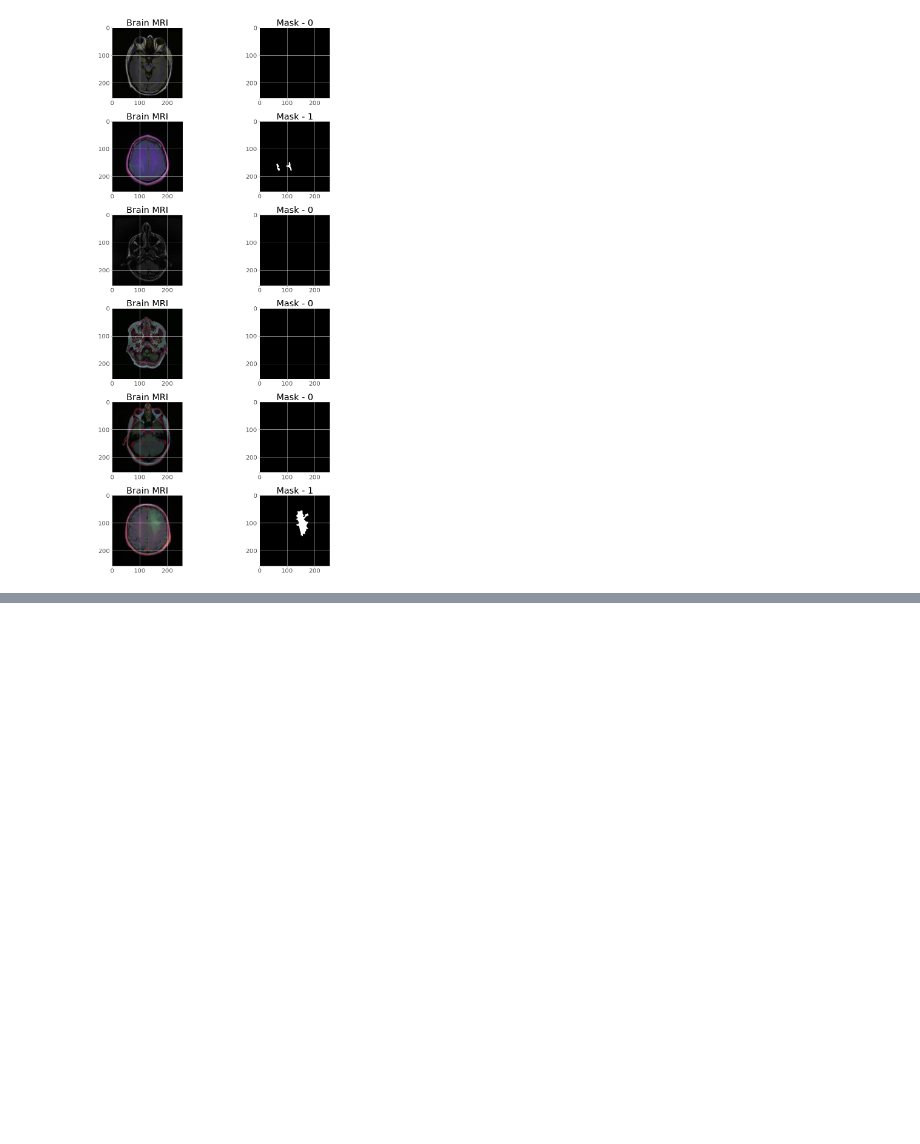
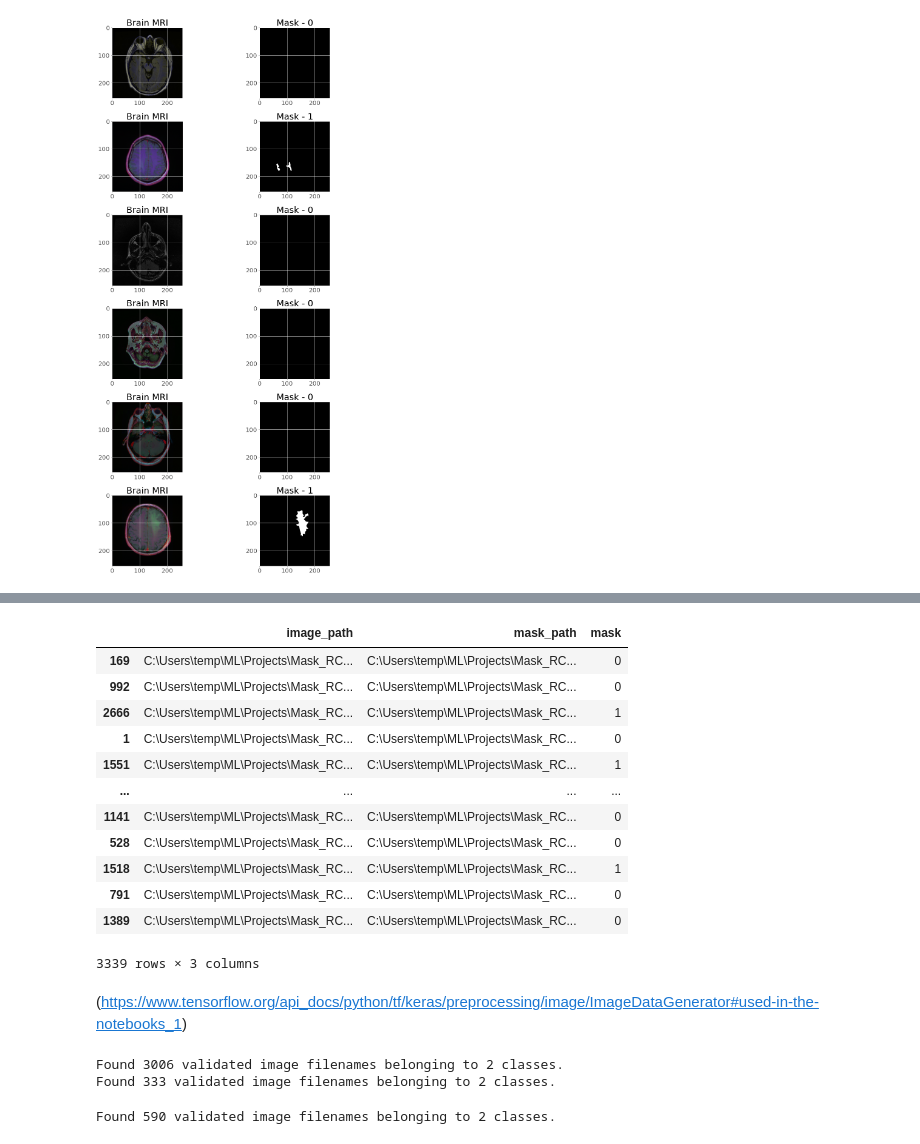
Before and after one commit to rajuzumaki2207/Brain_tumour_detection_RCNN, a Jupyter notebook: Brain_MRI_Detection.ipynb, the cells around one changed output, grey strips where cells are left out. Drawn from its saved outputs; the diff is of its cells as text; code cells hidden in the pictures; blank space fills up the shorter version.

```diff
--- a/Brain_MRI_Detection.ipynb
+++ b/Brain_MRI_Detection.ipynb
@@ -224,0 +246,5 @@ fig.tight_layout()
+# %%
+from sklearn.model_selection import train_test_split
+brain_df_train['mask'] = brain_df_train['mask'].apply(lambda x: str(x))
+
+brain_df_train.info()
@@ -224,0 +262,20 @@ fig.tight_layout()
+# %%
+train, test = train_test_split(brain_df_train, test_size=0.15)
+# %%
+train
+# %% [output]
+|  | image_path | mask_path | mask |
+| 169 | C:\Users\temp\ML\Projects\Mask_RC... | C:\Users\temp\ML\Projects\Mask_RC... | 0 |
+| 992 | C:\Users\temp\ML\Projects\Mask_RC... | C:\Users\temp\ML\Projects\Mask_RC... | 0 |
+| 2666 | C:\Users\temp\ML\Projects\Mask_RC... | C:\Users\temp\ML\Projects\Mask_RC... | 1 |
+| 1 | C:\Users\temp\ML\Projects\Mask_RC... | C:\Users\temp\ML\Projects\Mask_RC... | 0 |
+| 1551 | C:\Users\temp\ML\Projects\Mask_RC... | C:\Users\temp\ML\Projects\Mask_RC... | 1 |
+| ... | ... | ... | ... |
+| 1141 | C:\Users\temp\ML\Projects\Mask_RC... | C:\Users\temp\ML\Projects\Mask_RC... | 0 |
+| 528 | C:\Users\temp\ML\Projects\Mask_RC... | C:\Users\temp\ML\Projects\Mask_RC... | 0 |
+| 1518 | C:\Users\temp\ML\Projects\Mask_RC... | C:\Users\temp\ML\Projects\Mask_RC... | 1 |
+| 791 | C:\Users\temp\ML\Projects\Mask_RC... | C:\Users\temp\ML\Projects\Mask_RC... | 0 |
+| 1389 | C:\Users\temp\ML\Projects\Mask_RC... | C:\Users\temp\ML\Projects\Mask_RC... | 0 |
+3339 rows × 3 columns
+# %% [markdown]
+ (https://www.tensorflow.org/api_docs/python/tf/keras/preprocessing/image/ImageDataGenerator#used-in-the-notebooks_1)
@@ -224,0 +289,49 @@ fig.tight_layout()
+# %%
+## Train and Validation
+
+train_generator= datagen.flow_from_dataframe(
+    train,
+    directory='./',
+    x_col='image_path',
+    y_col='mask',
+    subset='training',
+    class_mode='categorical',
+    batch_size=16,
+    seed=123,
+    shuffle=True,
+    target_size=(256,256)
+)
+valid_generator = datagen.flow_from_dataframe(
+    train,
+    directory='./',
+    x_col='image_path',
+    y_col='mask',
+    subset='validation',
+    class_mode='categorical',
+    batch_size=16,
+    seed=123,
+    shuffle=True,
+    target_size=(256,256)
+)
+# %% [output]
+Found 3006 validated image filenames belonging to 2 classes.
+Found 333 validated image filenames belonging to 2 classes.
+# %%
+# Test
+
+test_datagen =  ImageDataGenerator(
+    rescale=1./255,
+)
+test_generator = datagen.flow_from_dataframe(
+    test,
+    directory='./',
+    x_col='image_path',
+    y_col='mask',
+    class_mode='categorical',
+    batch_size=5,
+    seed=123,
+    shuffle=False,
+    target_size=(256,256)
+)
+# %% [output]
+Found 590 validated image filenames belonging to 2 classes.
```
Also changed, not shown: parts of 20 cells of this notebook.
